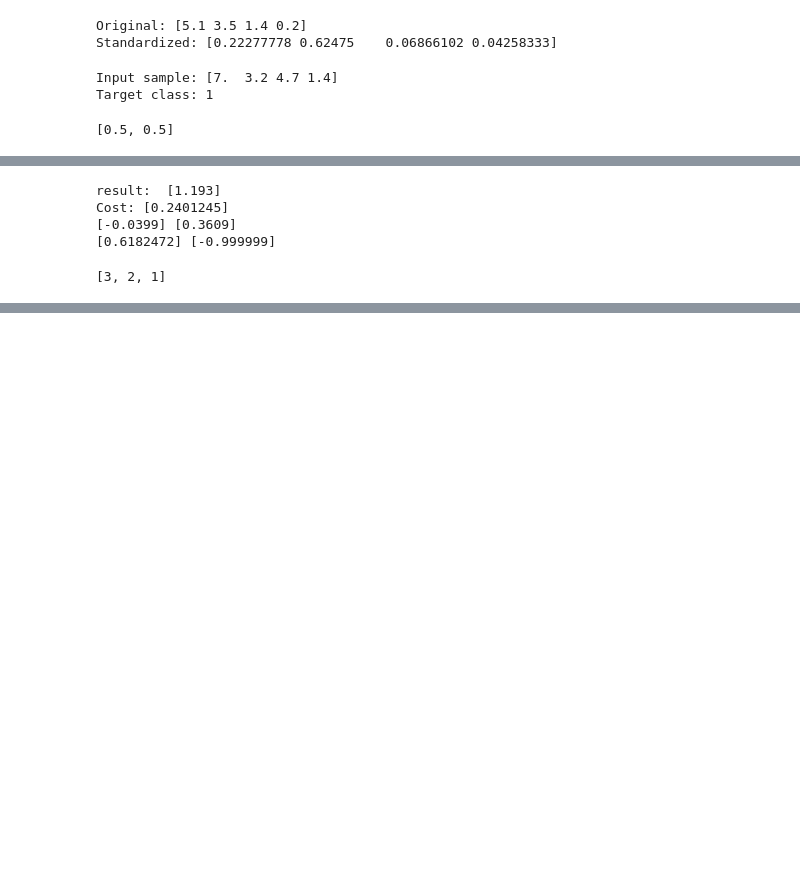
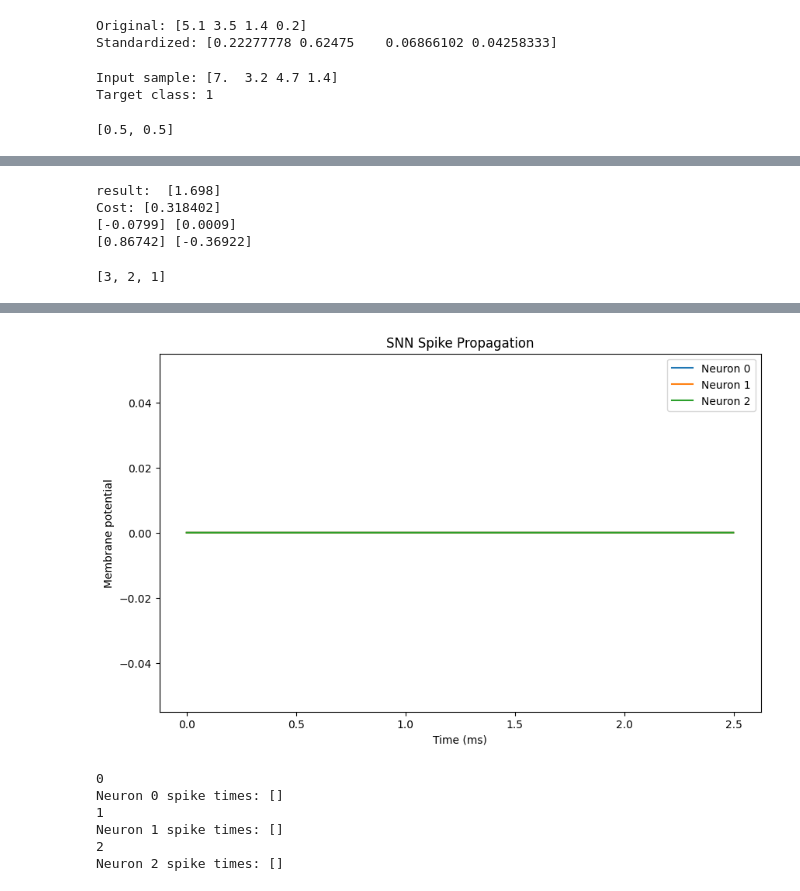
Before and after one commit to Ian3133/Dissertation, a Jupyter notebook: backprop.ipynb, the cells around one changed output, grey strips where cells are left out. Cells and saved outputs as stored; diff of their text form; code cells hidden in the pictures; blank space fills up the shorter version.

```diff
--- a/backprop.ipynb
+++ b/backprop.ipynb
@@ -391,7 +299,7 @@ in_and_w_2 = sp_2
 
 learning_rate = 0.1
 
-desired_output = [0.5]
+desired_output = [0.9]
 
 # cost function
 def calc_cost(output, desired):
@@ -425,10 +333,10 @@ print(w1_new, w2_new)
 # Save the updated weights
 weights = [w1_new.item(), w2_new.item()]
 # %% [output]
-result:  [1.193]
-Cost: [0.2401245]
-[-0.0399] [0.3609]
-[0.6182472] [-0.999999]
+result:  [1.698]
+Cost: [0.318402]
+[-0.0799] [0.0009]
+[0.86742] [-0.36922]
 # %%
 array = [1,2,3]
 
@@ -496,0 +421,5 @@ print(array[::-1])
+# %%
+input_spike_times = [(0, 0.1), (1, 0.9)]
+snn = create_2_layer_SNN(input_spike_times)
+run_current_SNN(snn)
+# %% [output]
@@ -496,0 +434,7 @@ print(array[::-1])
+[figure, added]
+0
+Neuron 0 spike times: []
+1
+Neuron 1 spike times: []
+2
+Neuron 2 spike times: []
```
Also changed, not shown: parts of 8 cells of this notebook, 2 other files.
